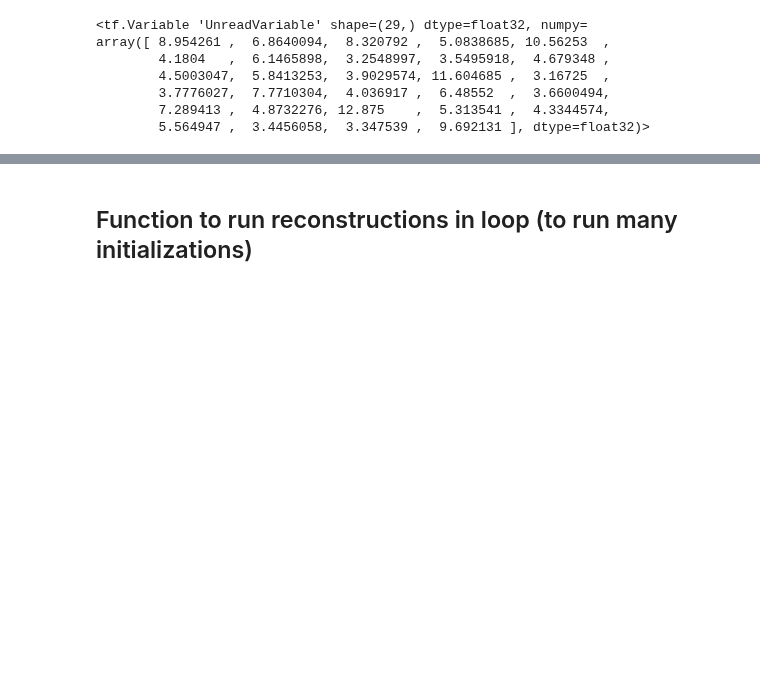
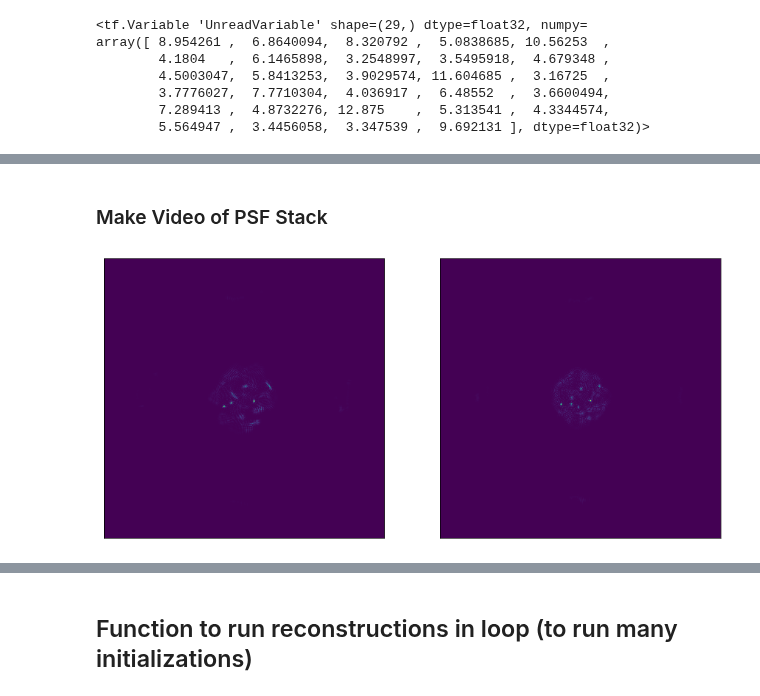
Before and after one commit to antipa/Randoscope_dev, a Jupyter notebook: RandoscopeXCorrMinTF-RadiusLearning.ipynb, the cells around one changed output, grey strips where cells are left out. Cells and saved outputs as stored; diff of their text form; code cells hidden in the pictures; blank space fills up the shorter version.

Commit message:
added new Zernike implementation

```diff
--- a/RandoscopeXCorrMinTF-RadiusLearning.ipynb
+++ b/RandoscopeXCorrMinTF-RadiusLearning.ipynb
@@ -60,8 +63,9 @@ def distances(model, x,y):
+# %%
+zernikes_index = [0, 1, 2, 3, 5]
+model = msu_model(target_res=0.004, aberrations = True, zernikes = zernikes_index)  # zsampling options: 'fixed' or 'uniform_random'
 # %% [markdown]
 #### Optional: find the best initialization before running the model.
 Warning: this takes a long time, so only run this if you want to redo this step, otherwise load the best initilization from file
-# %%
-model = msu_model(target_res=0.004,aberrations = True)  # zsampling options: 'fixed' or 'uniform_random'
 # %%
 find_best_init = False
 if find_best_init  == True:
@@ -760,8 +779,8 @@ plt.imshow(tf.ifft2d(model.target_F))
 # %%
 def plot_psf_stack(model):
     T,aper,T2=make_lenslet_tf_zern(model)
-    test2 = model.gen_psf_stack(T, aper, .5, zplanes = 1./(np.linspace(1/model.zmin_virtual, 1./model.zmax_virtual, 20)))
-    test22 = model.gen_psf_stack(T2, aper, .5, zplanes = 1./(np.linspace(1/model.zmin_virtual, 1./model.zmax_virtual, 20)))
+    test2 = model.gen_psf_stack(T, aper, .5, zplanes = 1./(np.linspace(1/model.zmin_virtual, 1./model.zmax_virtual, 20*2)))
+    test22 = model.gen_psf_stack(T2, aper, .5, zplanes = 1./(np.linspace(1/model.zmin_virtual, 1./model.zmax_virtual, 20*2)))
 
         #test = model.gen_stack_spectrum(test2)
     #test3=model.gen_correlation_stack(test)
@@ -781,3 +802,40 @@ def plot_psf_stack(model):
 # %%
 #z_list = 1./(np.linspace(1/model.zmin_virtual, 1./model.zmax_virtual, 20)) #mm or dioptres
 plot_psf_stack(model)
+# %% [markdown]
+### Make Video of PSF Stack
+# %%
+def plot_psf_stack(model):
+    T,aper, T2=make_lenslet_tf_zern(model)
+    test2 = model.gen_psf_stack(T, aper, .5, zplanes = 1./(np.linspace(1/model.zmin_virtual, 1./model.zmax_virtual, 20)))
+    test22 = model.gen_psf_stack(T2, aper, .5, zplanes = 1./(np.linspace(1/model.zmin_virtual, 1./model.zmax_virtual, 20)))
+    fig, ax = plt.subplots(1,2,figsize=(15,10))
+    #test = model.gen_stack_spectrum(test2)
+    #test3=model.gen_correlation_stack(test)
+    #ax[0].imshow(T)
+    #plt.plot((model.dc_mask * tf.abs(test[1]))[-1,:200].numpy())
+    #plt.plot((model.dc_mask * model.target_F)[-1,:200].numpy())
+    ims = []
+    for z in range(len(test2)):
+
+        #fig = plt.figure(figsize=(15,5))
+        #plt.cla()
+        #plt.subplot(1,2,1), plt.imshow(test2[z].numpy())
+        #plt.subplot(1,2,2), plt.imshow(test22[z].numpy())
+        psf1 = ax[0].imshow(test2[z].numpy(),animated=True)
+        psf2 = ax[1].imshow(test22[z].numpy(),animated=True)
+        ax[0].set_xticks([])
+        ax[0].set_yticks([])
+        ax[1].set_xticks([])
+        ax[1].set_yticks([])
+
+        #plt.plot(np.abs(test3[z][model.samples[0],:]))
+
+        display.display(fig)
+        display.clear_output(wait=True)
+        ims.append([psf1, psf2])
+    return ims, fig
+# %%
+ims, fig = plot_psf_stack(model)
+# %% [output]
+[figure, added]
```
Also changed, not shown: parts of 11 cells of this notebook, 2 other files.
